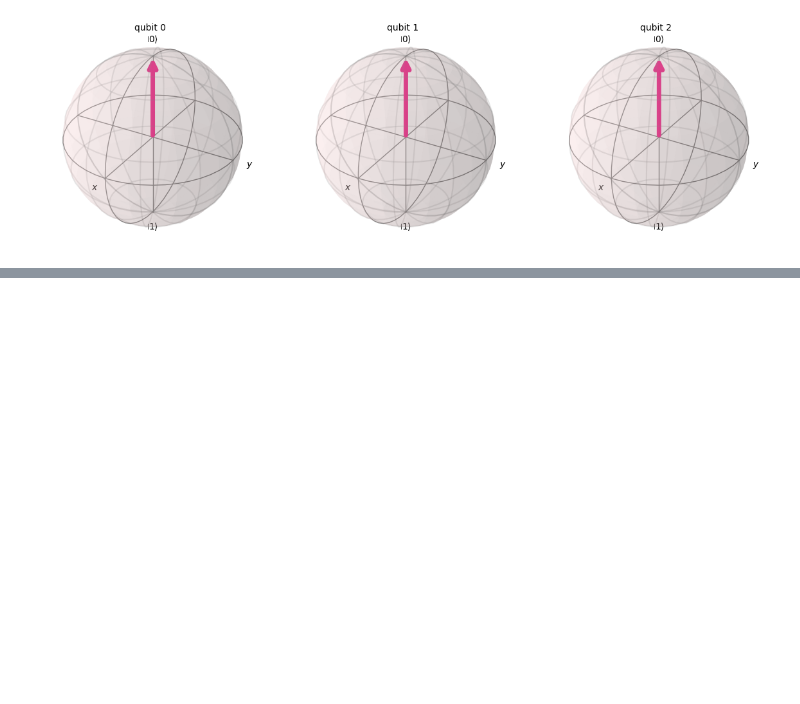
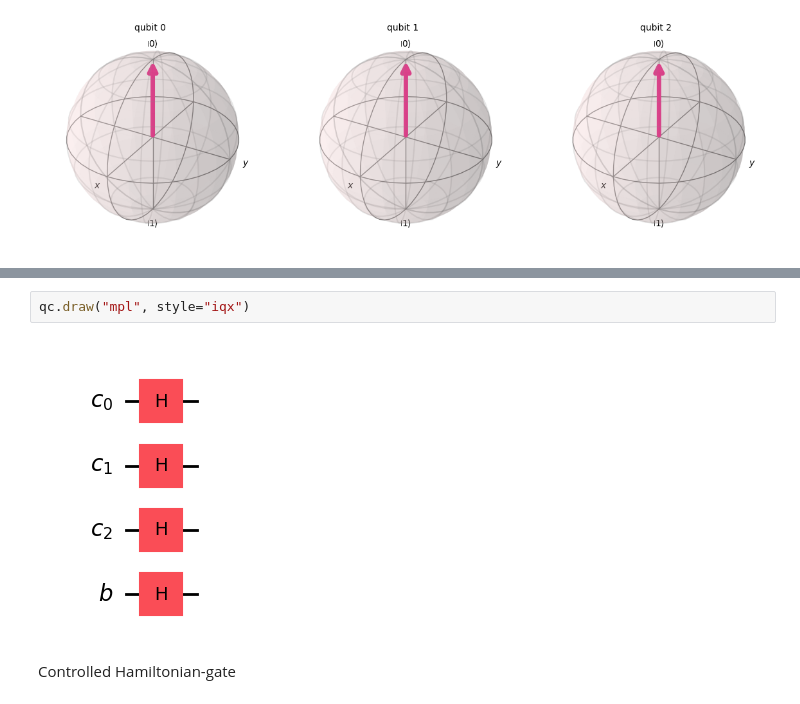
Before and after one commit to TarnMaVas/LA_HHL_project, a Jupyter notebook: HHL_qft.ipynb, the cells around one changed output, grey strips where cells are left out. Saved outputs shown, nothing was run; the diff lists cells and outputs as text; blank space fills up the shorter version.

```diff
--- a/HHL_qft.ipynb
+++ b/HHL_qft.ipynb
@@ -103,0 +177,6 @@ plot_bloch_multivector(statevector)
+# %%
+qc.draw("mpl", style="iqx")
+# %% [output]
+[figure, added]
+# %% [markdown]
+Controlled Hamiltonian-gate
```
Also changed, not shown: parts of 17 cells of this notebook.
